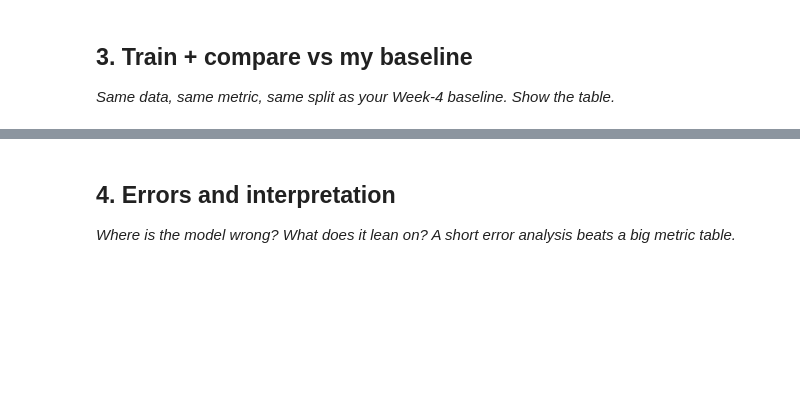
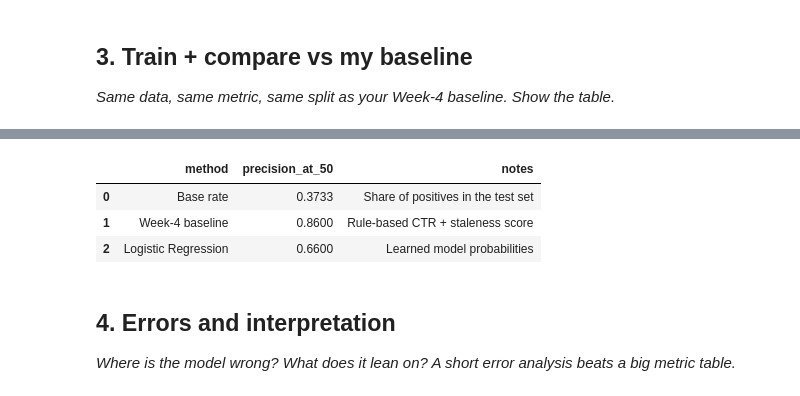
Before and after one commit to Chisman001/ML-internship-starter, a Jupyter notebook: work/notebooks/w05_model.ipynb, the cells around one changed output, grey strips where cells are left out. Drawn from its saved outputs; the diff is of its cells as text; code cells hidden in the pictures; blank space fills up the shorter version.

```diff
--- a/work/notebooks/w05_model.ipynb
+++ b/work/notebooks/w05_model.ipynb
@@ -29,0 +398,84 @@ This skeleton is yours to fill. Work the sections **in order** — each one has
+# %%
+# This cell is for CODE (numbers, a query, a check).
+# Write your text answer in the cell ABOVE this one — typing sentences here breaks Run All.
+
+from sklearn.impute import SimpleImputer
+from sklearn.linear_model import LogisticRegression
+from sklearn.model_selection import GroupShuffleSplit
+from sklearn.pipeline import Pipeline
+from sklearn.preprocessing import StandardScaler
+
+
+def precision_at_k(y_true, scores, k=50):
+    frame = pd.DataFrame({"y": np.asarray(y_true), "score": np.asarray(scores)})
+    if frame.empty:
+        return 0.0
+    top = frame.sort_values("score", ascending=False).head(min(k, len(frame)))
+    return float(top["y"].mean()) if len(top) else 0.0
+
+
+X = features[model_features].copy()
+y = features["refresh_label"].copy()
+groups = features["client_hash_id"]
+
+splitter = GroupShuffleSplit(
+    n_splits=1,
+    test_size=0.20,
+    random_state=RANDOM_STATE,
+)
+train_idx, test_idx = next(splitter.split(X, y, groups=groups))
+
+X_train = X.iloc[train_idx]
+X_test = X.iloc[test_idx]
+y_train = y.iloc[train_idx]
+y_test = y.iloc[test_idx]
+
+print("Train rows:", len(train_idx))
+print("Test rows:", len(test_idx))
+print("Train clients:", groups.iloc[train_idx].nunique())
+print("Test clients:", groups.iloc[test_idx].nunique())
+print("Train label rate:", round(y_train.mean(), 4))
+print("Test label rate:", round(y_test.mean(), 4))
+
+model = Pipeline(
+    [
+        ("imputer", SimpleImputer(strategy="median")),
+        ("scaler", StandardScaler()),
+        (
+            "classifier",
+            LogisticRegression(
+                max_iter=1000,
+                random_state=RANDOM_STATE,
+                class_weight="balanced",
+            ),
+        ),
+    ]
+)
+
+model.fit(X_train, y_train)
+model_scores = model.predict_proba(X_test)[:, 1]
+baseline_test_scores = features.iloc[test_idx]["baseline_score"].to_numpy()
+
+comparison = pd.DataFrame(
+    [
+        {
+            "method": "Base rate",
+            "precision_at_50": round(float(y_test.mean()), 4),
+            "notes": "Share of positives in the test set",
+        },
+        {
+            "method": "Week-4 baseline",
+            "precision_at_50": precision_at_k(y_test, baseline_test_scores, 50),
+            "notes": "Rule-based CTR + staleness score",
+        },
+        {
+            "method": "Logistic Regression",
+            "precision_at_50": precision_at_k(y_test, model_scores, 50),
+            "notes": "Learned model probabilities",
+        },
+    ]
+)
+
+comparison["precision_at_50"] = comparison["precision_at_50"].round(4)
+comparison
+# %% [output]
@@ -30,3 +488,7 @@ This skeleton is yours to fill. Work the sections **in order** — each one has
+|  | method | precision_at_50 | notes |
+| 0 | Base rate | 0.3733 | Share of positives in the test set |
+| 1 | Week-4 baseline | 0.8600 | Rule-based CTR + staleness score |
+| 2 | Logistic Regression | 0.6600 | Learned model probabilities |
 # %% [markdown]
 ## 4. Errors and interpretation
 
```
Also changed, not shown: parts of 17 cells of this notebook.
